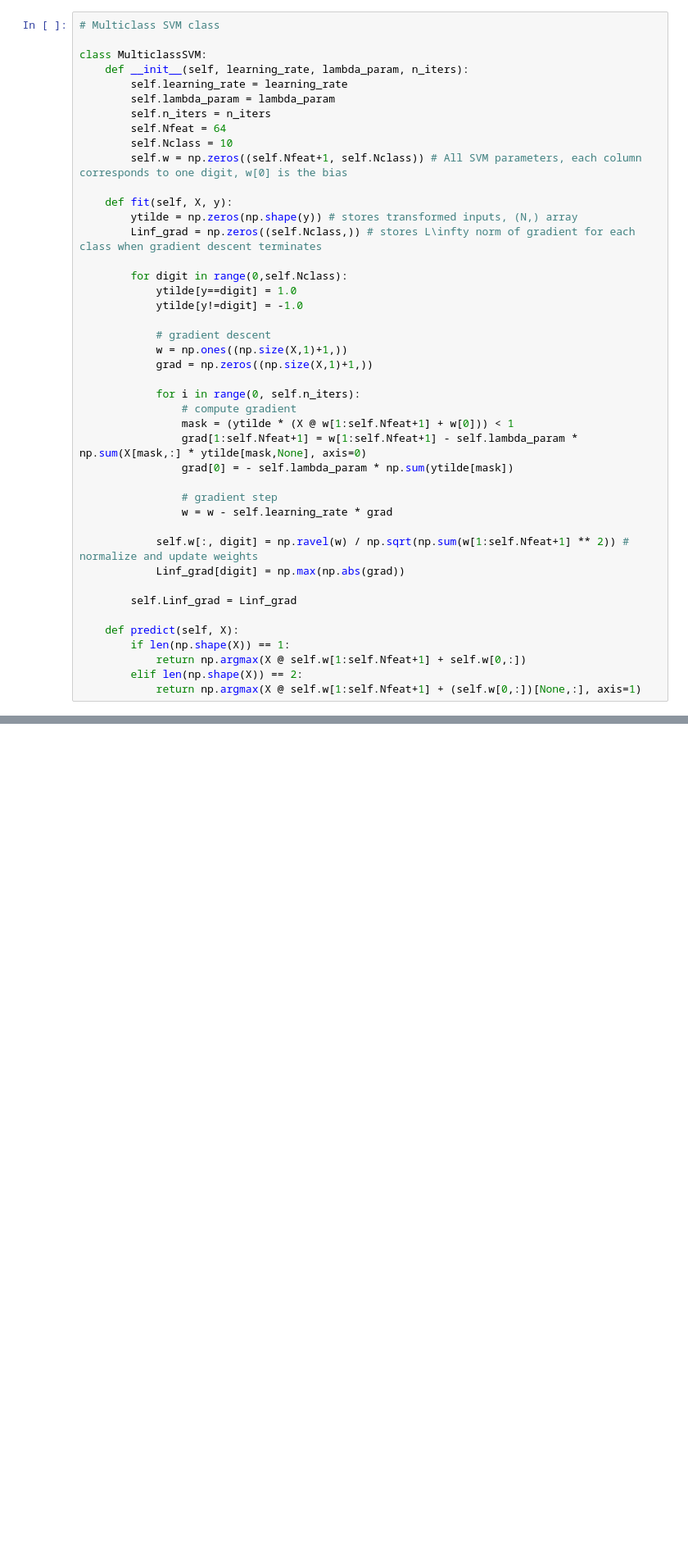
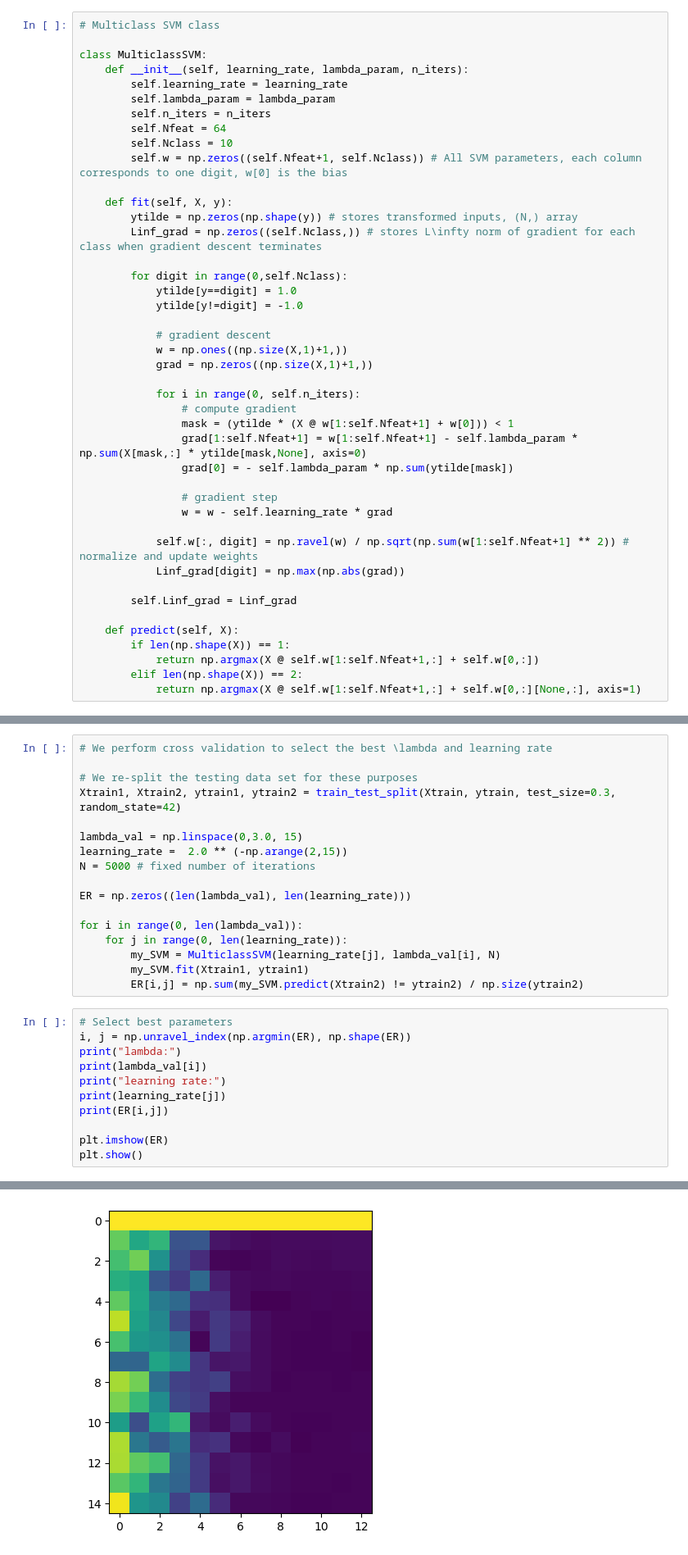
Before and after one commit to MathiasD-P/ECSE_551_A1, a Jupyter notebook: classification.ipynb, the cells around one changed output, grey strips where cells are left out. Shown at 82% size. Saved outputs shown, nothing was run; the diff lists cells and outputs as text; blank space fills up the shorter version.

```diff
--- a/classification.ipynb
+++ b/classification.ipynb
@@ -127,7 +129,7 @@ class MulticlassSVM:
 
     def predict(self, X):
         if len(np.shape(X)) == 1:
-            return np.argmax(X @ self.w[1:self.Nfeat+1] + self.w[0,:])
+            return np.argmax(X @ self.w[1:self.Nfeat+1,:] + self.w[0,:])
         elif len(np.shape(X)) == 2:
-            return np.argmax(X @ self.w[1:self.Nfeat+1] + (self.w[0,:])[None,:], axis=1)
+            return np.argmax(X @ self.w[1:self.Nfeat+1,:] + self.w[0,:][None,:], axis=1)
 # %%
@@ -217,0 +142,29 @@ Error Rate:
+# %%
+# We perform cross validation to select the best \lambda and learning rate
+
+# We re-split the testing data set for these purposes
+Xtrain1, Xtrain2, ytrain1, ytrain2 = train_test_split(Xtrain, ytrain, test_size=0.3, random_state=42)
+
+lambda_val = np.linspace(0,3.0, 15)
+learning_rate =  2.0 ** (-np.arange(2,15))
+N = 5000 # fixed number of iterations
+
+ER = np.zeros((len(lambda_val), len(learning_rate)))
+
+for i in range(0, len(lambda_val)):
+    for j in range(0, len(learning_rate)):
+        my_SVM = MulticlassSVM(learning_rate[j], lambda_val[i], N)
+        my_SVM.fit(Xtrain1, ytrain1)
+        ER[i,j] = np.sum(my_SVM.predict(Xtrain2) != ytrain2) / np.size(ytrain2)
+# %%
+# Select best parameters
+i, j = np.unravel_index(np.argmin(ER), np.shape(ER))
+print("lambda:")
+print(lambda_val[i])
+print("learning rate:")
+print(learning_rate[j])
+print(ER[i,j])
+
+plt.imshow(ER)
+plt.show()
+# %% [output]
@@ -217,0 +176 @@ Error Rate:
+[figure, added]
```
Also changed, not shown: parts of 16 cells of this notebook.
